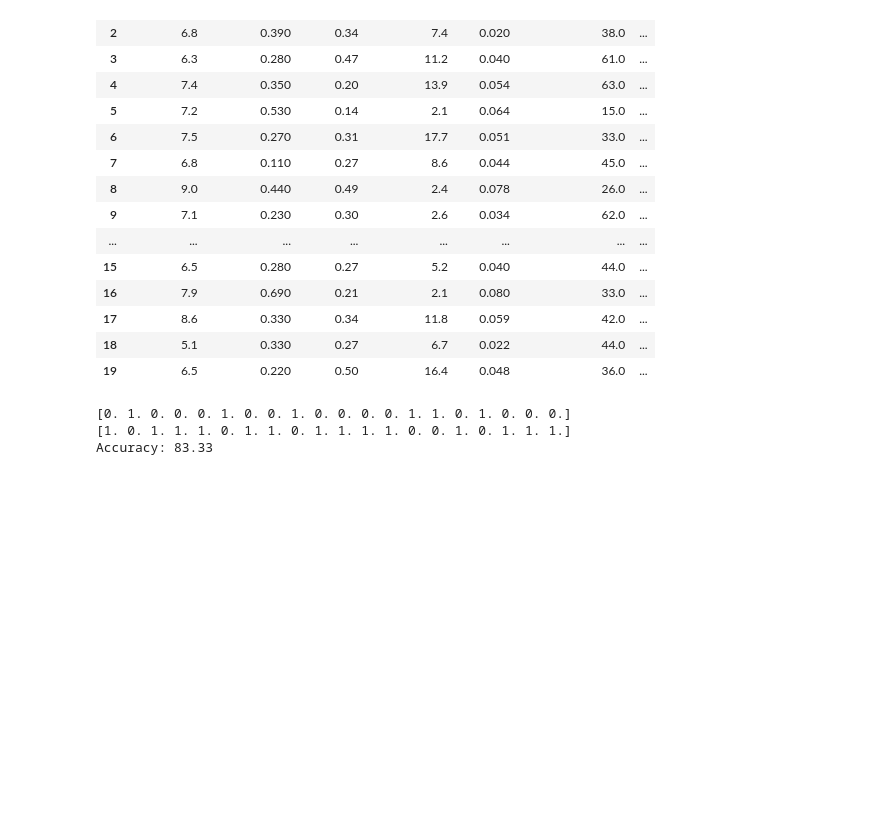
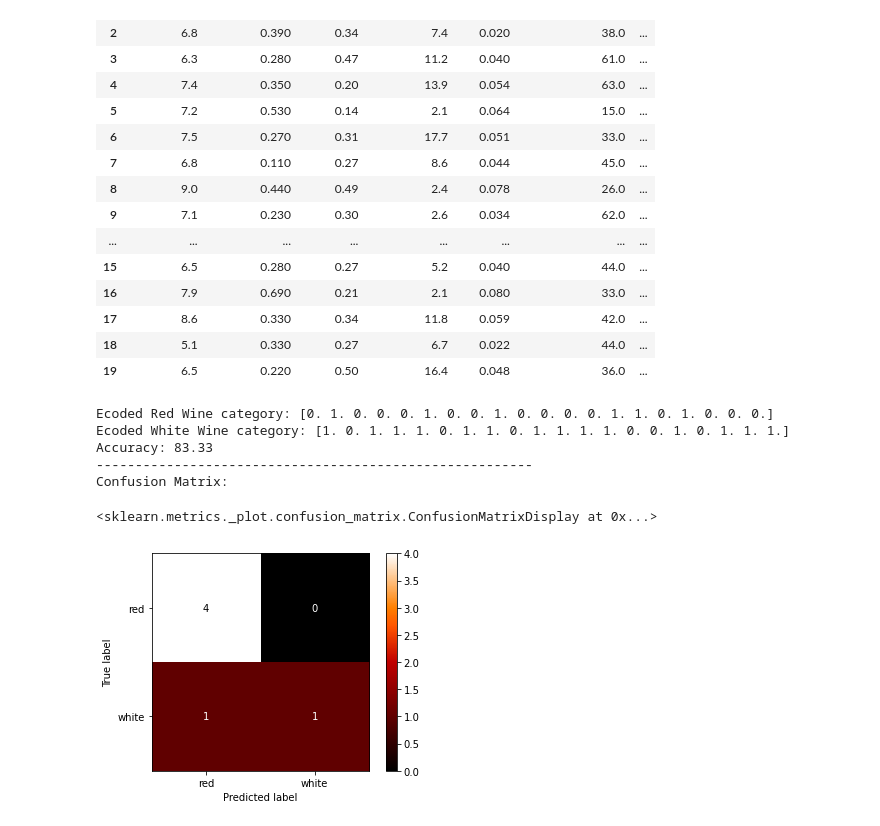
Before and after one commit to GitKPAN/4_BlueBerry-Winery, a Jupyter notebook: Blue_Berry_Winery.ipynb, the cells around one changed output. Saved outputs shown, nothing was run; the diff lists cells and outputs as text; code cells hidden in the pictures; blank space fills up the shorter version.

```diff
--- a/Blue_Berry_Winery.ipynb
+++ b/Blue_Berry_Winery.ipynb
@@ -1790,45 +1791,54 @@ transformed_df = pd.DataFrame(transformed, columns= transformer.get_feature_name
 
 # We split our data into input and output columns X being input and Y being the output or what we want to predict
 X = transformed[:,2:]
-Y1 = transformed[:,0]
-Y2 = transformed[:,1] # this is the second produced column of Y. The opposite of Y1 We create it to test the prediction. Just a thought that it should work.
+Y_red = transformed[:,0]
+Y_white = transformed[:,1] # this is the second produced column of Y. The opposite of Y1 We create it to test the prediction. Just a thought that it should work.
 
-print(Y1)
-print(Y2)
+print("Ecoded Red Wine category:", Y_red)
+print("Ecoded White Wine category:", Y_white)
 
 # split the dataset into train and test sets
-X_train, X_test, Y1_train, Y1_test, Y2_train, Y2_test = train_test_split(X,Y1,Y2, test_size= 0.30, random_state= 1, shuffle= True)
+X_train, X_test, Y_red_train, Y_red_test = train_test_split(X,Y_red, test_size= 0.30, random_state= 1, shuffle= True)
 
 # We perform feature Scaling
 
 # fit scaler on training data
 norm = MinMaxScaler().fit(X_train)
 
 # transform training data
 X_train = norm.transform(X_train)
 
 # transform testing data
 X_test = norm.transform(X_test)
 
 #define the model
 model1 = LogisticRegression(max_iter= 200)
 
 #fitting model on training set
-model1.fit(X_train, Y1_train)
+model1.fit(X_train, Y_red_train)
 
 #predicting on the training set
 Y_predict = model1.predict(X_test)
 
 #evaluate the model's prediction
-accuracy = accuracy_score(Y_predict, Y1_test)
+accuracy = accuracy_score(Y_predict, Y_red_test)
 
 print('Accuracy: %.2f' % (accuracy*100))
 
+print("--------------------------------------------------------")
+# Now we want to visualize the Confusion Matrixprint("Confusion Matrix after using Startified KFOLD:")
+print("Confusion Matrix:")
+ConfusionMatrixDisplay.from_predictions(Y_red_test, Y_predict, display_labels= ["red", "white"] ,colorbar= True, cmap="gist_heat")
+
 # the model works and correctly produces two columns. we choose to go with a different encoder below as we only want to work with one column for simplification purposes.
 # %% [output]
-[0. 1. 0. 0. 0. 1. 0. 0. 1. 0. 0. 0. 0. 1. 1. 0. 1. 0. 0. 0.]
-[1. 0. 1. 1. 1. 0. 1. 1. 0. 1. 1. 1. 1. 0. 0. 1. 0. 1. 1. 1.]
+Ecoded Red Wine category: [0. 1. 0. 0. 0. 1. 0. 0. 1. 0. 0. 0. 0. 1. 1. 0. 1. 0. 0. 0.]
+Ecoded White Wine category: [1. 0. 1. 1. 1. 0. 1. 1. 0. 1. 1. 1. 1. 0. 0. 1. 0. 1. 1. 1.]
 Accuracy: 83.33
+--------------------------------------------------------
+Confusion Matrix:
+<sklearn.metrics._plot.confusion_matrix.ConfusionMatrixDisplay at 0x...>
+[figure, added]
 # %%
 # After practising on a smaller sample set. We are now ready to to program a model to predict the wine type in or combined wines dataset
 
```
Also changed, not shown: parts of 5 cells of this notebook.
